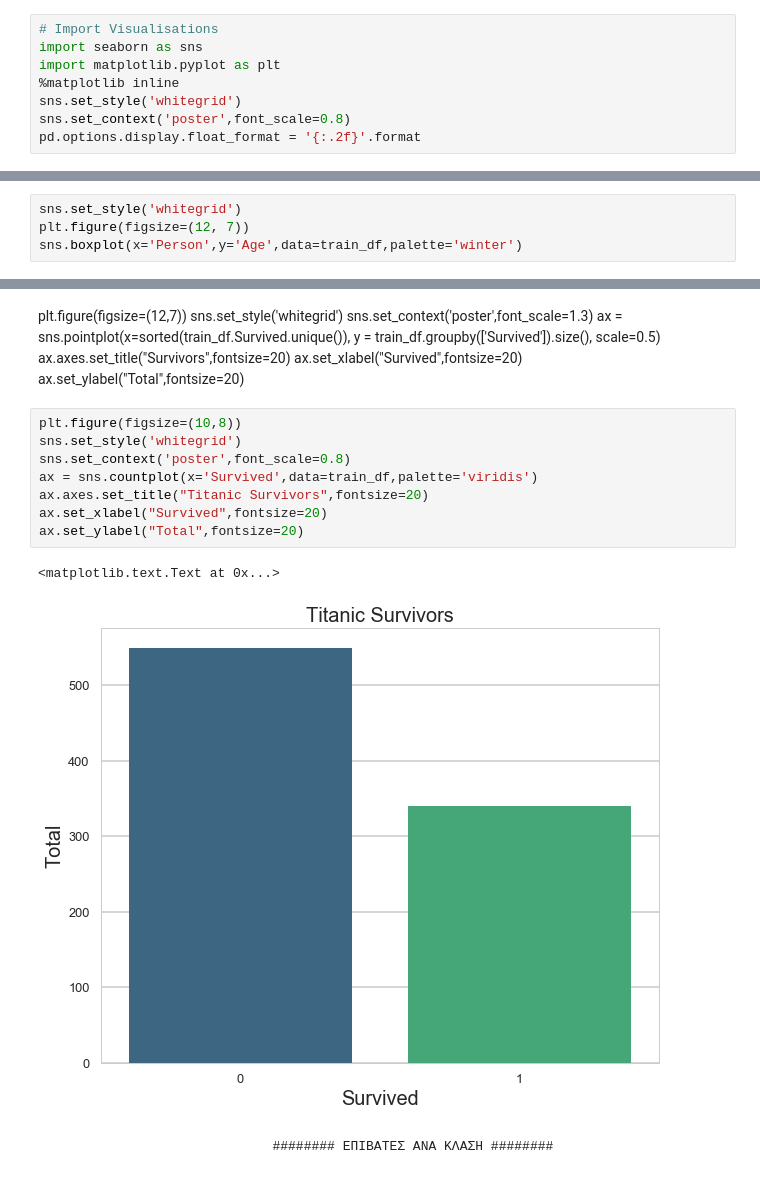
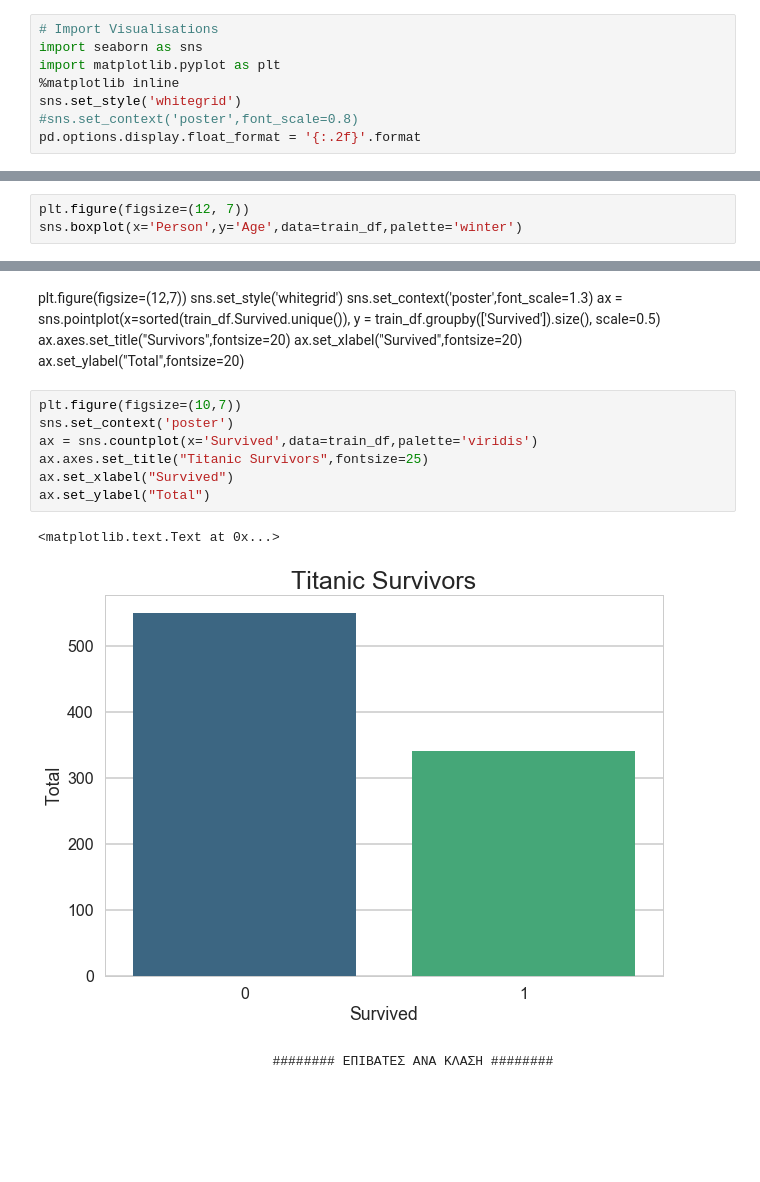
Before and after one commit to stefanosarta/titanic, a Jupyter notebook: titanic.ipynb, the cells around one changed output, grey strips where cells are left out. Drawn from its saved outputs; the diff is of its cells as text; blank space fills up the shorter version.

```diff
--- a/titanic.ipynb
+++ b/titanic.ipynb
@@ -8,7 +8,7 @@ import seaborn as sns
 import matplotlib.pyplot as plt
 %matplotlib inline
 sns.set_style('whitegrid')
-sns.set_context('poster',font_scale=0.8)
+#sns.set_context('poster',font_scale=0.8)
 pd.options.display.float_format = '{:.2f}'.format
 # %%
 train_df = pd.read_csv('train.csv')
@@ -115,7 +115,6 @@ sns.heatmap(train_df.isnull(),yticklabels=False,cbar=False, cmap='viridis')
     Λείπουν 177 καταχωρήσεις στην κατηγορία της ηλικίας, 687 καταχωρήσεις στην κατηγοράις της καμπίνας και μόλις 2 καταχωρήσεις στην κατηγορία του λιμανιού επιβίβασης.
     Θα καλύψουμε τα κενά αυτά, ψάχνοντας την μέση ηλικία ανδρών-γυναικών-παιδιών ξεχωριστά και με τα νούμερα που θα βρούμε, θα γεμίσουμε τα κενά αυτά.
 # %%
-sns.set_style('whitegrid')
 plt.figure(figsize=(12, 7))
 sns.boxplot(x='Person',y='Age',data=train_df,palette='winter')
 # %% [output]
@@ -229,16 +228,15 @@ ax.axes.set_title("Survivors",fontsize=20)
 ax.set_xlabel("Survived",fontsize=20)
 ax.set_ylabel("Total",fontsize=20)
 # %%
-plt.figure(figsize=(10,8))
-sns.set_style('whitegrid')
-sns.set_context('poster',font_scale=0.8)
+plt.figure(figsize=(10,7))
+sns.set_context('poster')
 ax = sns.countplot(x='Survived',data=train_df,palette='viridis')
-ax.axes.set_title("Titanic Survivors",fontsize=20)
-ax.set_xlabel("Survived",fontsize=20)
-ax.set_ylabel("Total",fontsize=20)
+ax.axes.set_title("Titanic Survivors",fontsize=25)
+ax.set_xlabel("Survived")
+ax.set_ylabel("Total")
 # %% [output]
 <matplotlib.text.Text at 0x...>
-[figure, old version]
+[figure, new version]
 # %% [markdown]
                                 ######## ΕΠΙΒΑΤΕΣ ΑΝΑ ΚΛΑΣΗ ########
 # %%
```
Also changed, not shown: parts of 18 cells of this notebook.
